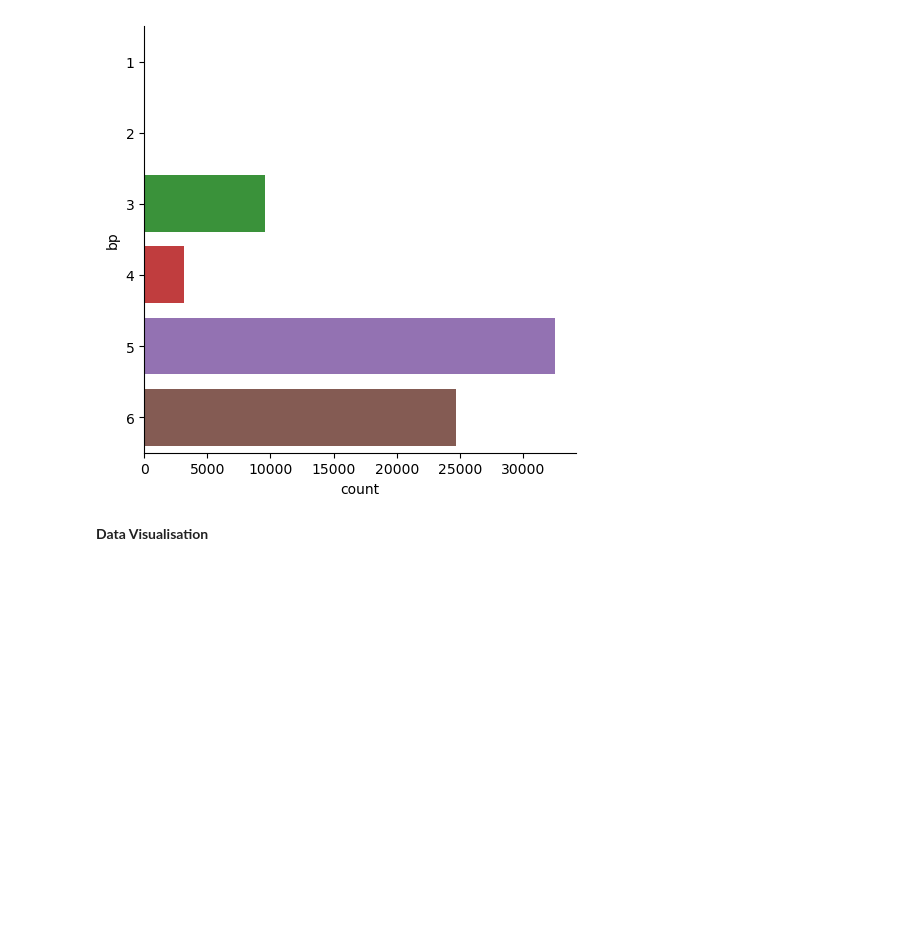
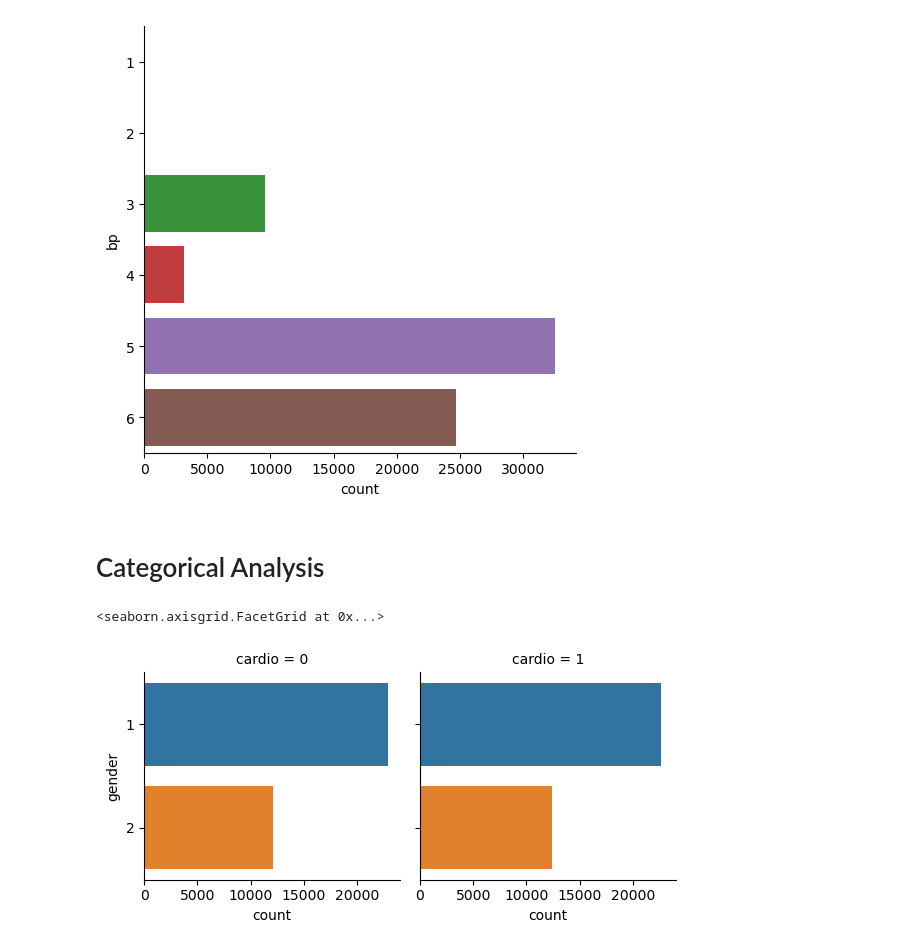
Before and after one commit to jonny2124/DSAI-Cardio-Project, a Jupyter notebook: Cardio Project.ipynb, the cells around one changed output. Drawn from its saved outputs; the diff is of its cells as text; code cells hidden in the pictures; blank space fills up the shorter version.

```diff
--- a/Cardio Project.ipynb
+++ b/Cardio Project.ipynb
@@ -224,5 +224,11 @@ sb.catplot(y = "bp", data = CardioData_backup, kind = "count")
 Name: bp, dtype: int64
 <seaborn.axisgrid.FacetGrid at 0x...>
 [figure]
-# %% [markdown]
-**Data Visualisation**
+# %% [markdown]
+# Categorical Analysis
+# %%
+# Primary Type over Generations
+sb.catplot(y = 'gender', data = CardioData_backup, col = 'cardio', kind = 'count', col_wrap = 2, height = 3)
+# %% [output]
+<seaborn.axisgrid.FacetGrid at 0x...>
+[figure, added]
```
Also changed, not shown: parts of 16 cells of this notebook.
